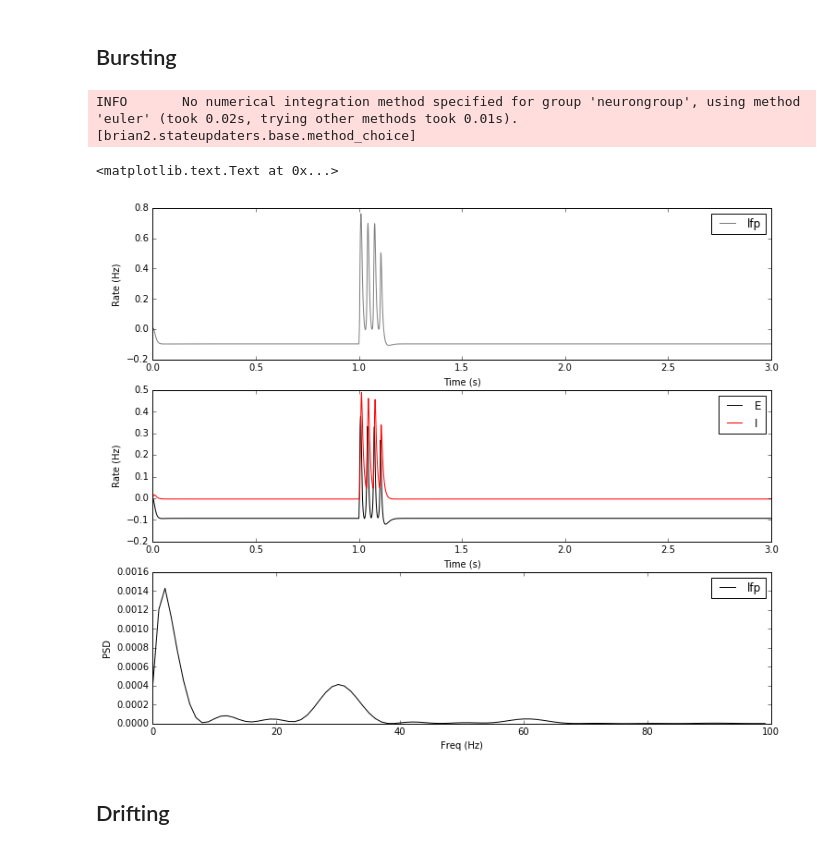
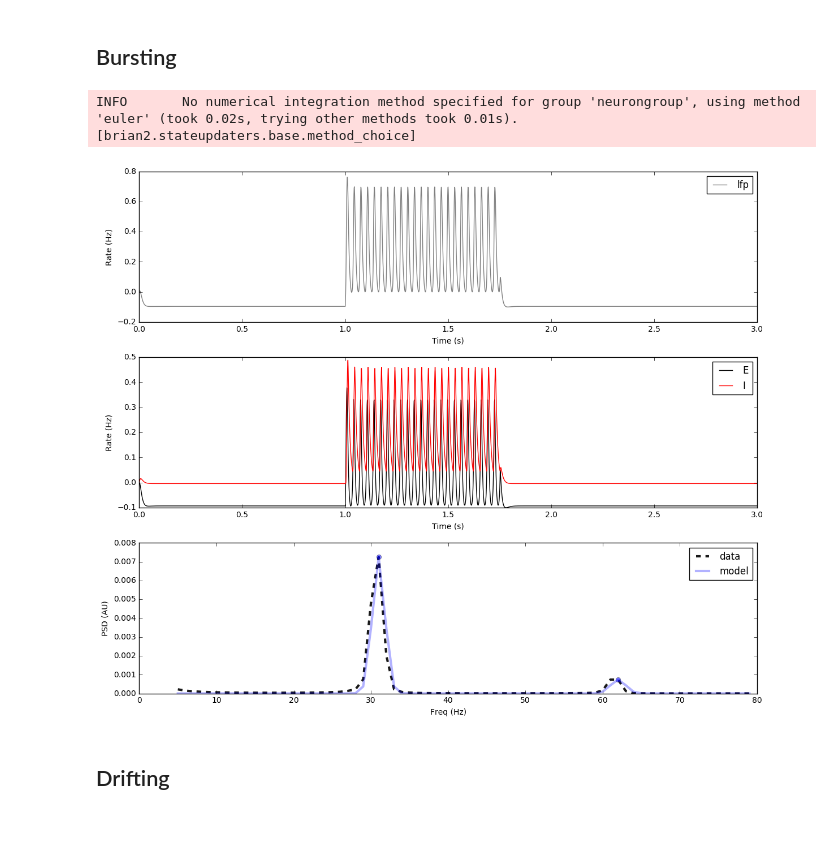
Before and after one commit to voytekresearch/bw, a Jupyter notebook: ipynb/sandbox.ipynb, the cells around one changed output. Cells and saved outputs as stored; diff of their text form; code cells hidden in the pictures.

```diff
--- a/ipynb/sandbox.ipynb
+++ b/ipynb/sandbox.ipynb
@@ -73,47 +133,57 @@ ylabel("PSD")
 # %% [markdown]
 ## Bursting
 # %%
-%run ../burstie.py burstie
+%run ../burstie.py burstie -w 0.5 -s 1
 res = load_kdf('burstie.hdf5')
 
 # -
 t = res['t']
 dt = res['dt']
 times = np.linspace(0, t, t * int(1 / float(dt)))
 
 # -
 E = res['E']
 I = res['I']
 lfp = res['lfp']
 
 # -
 figure(figsize=(12, 10))
 
 subplot(311)
 plot(times, lfp, label='lfp', color='grey')
 legend(loc='best')
 xlabel("Time (s)")
 ylabel("Rate (Hz)")
 xlim(0, 3)
 
 subplot(312)
 plot(times, E, label='E', color='k')
 plot(times, I, label='I', color='r')
 legend(loc='best')
 xlabel("Time (s)")
 ylabel("Rate (Hz)")
 xlim(0, 3)
 
+# -
+# Make and fit PSD
+fs, psd = create_psd(lfp, int(1/dt), outrate=int(1/dt))
+m = np.logical_and(fs > 4, fs < 80)
+fs = fs[m]
+psd = psd[m]
+center, powers, stdevs, fit = fit_gaussian(fs, psd)
+
+# -
 subplot(313)
-fs, psd = create_psd(lfp, 1000)
-plot(fs[:100], psd[:100], label='lfp', color='k')
-legend(loc='best')
-xlabel("Freq (Hz)")
-ylabel("PSD")
+plot(fs, psd, color='k', alpha=0.9, ls='--', label='data', lw=3)
+plt.plot(center, powers, 'o', alpha=0.5)
+plt.plot(fs, fit, color='blue', alpha=0.3, lw=3, label='model')
+plt.xlabel("Freq (Hz)")
+plt.ylabel("PSD (AU)")
+plt.legend()
+plt.tight_layout()
 # %% [output]
 INFO       No numerical integration method specified for group 'neurongroup', using method 'euler' (took 0.02s, trying other methods took 0.01s). [brian2.stateupdaters.base.method_choice]
-<matplotlib.text.Text at 0x...>
-[figure, old version]
+[figure, new version]
 # %% [markdown]
 ## Drifting
 # %%
```
Also changed, not shown: parts of 13 cells of this notebook, 1 other file.
